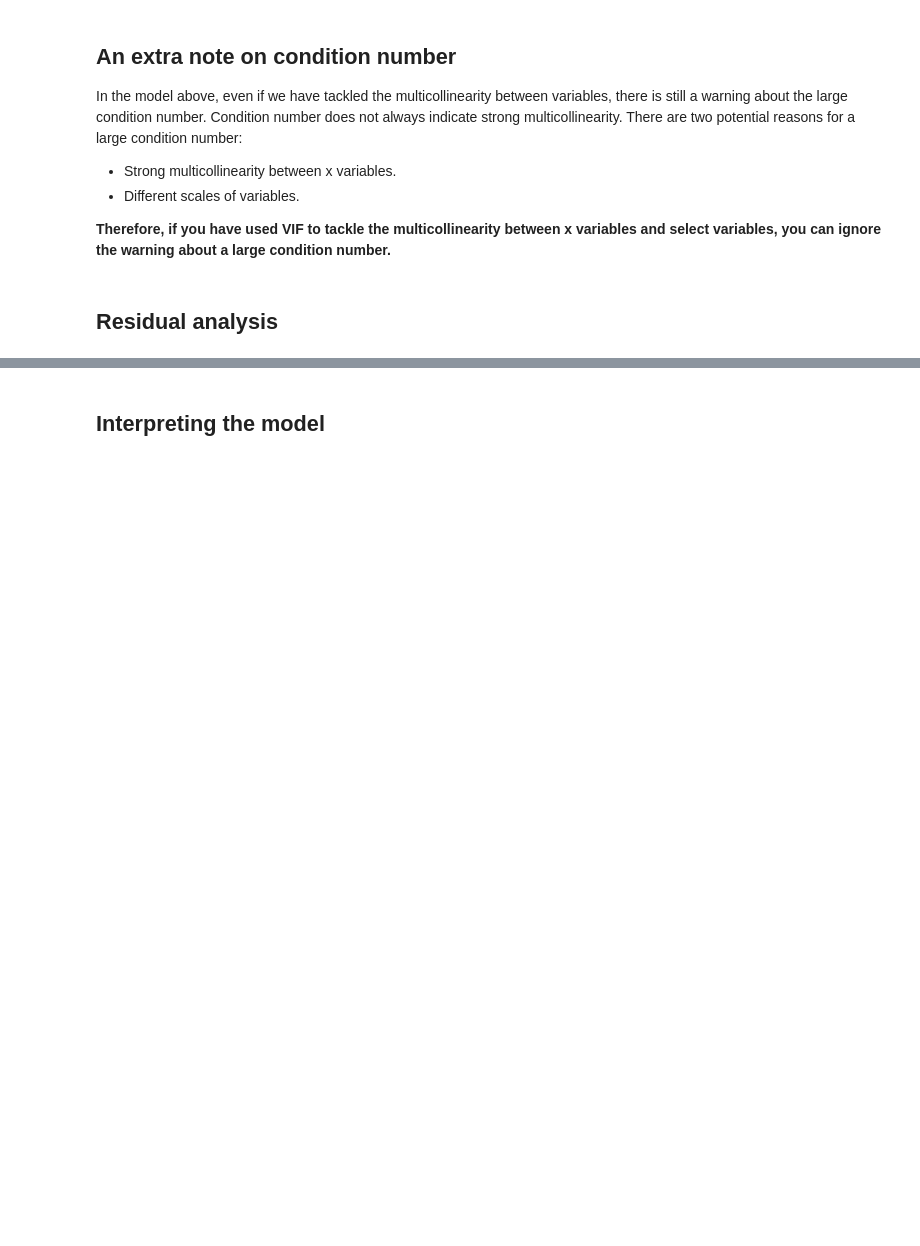
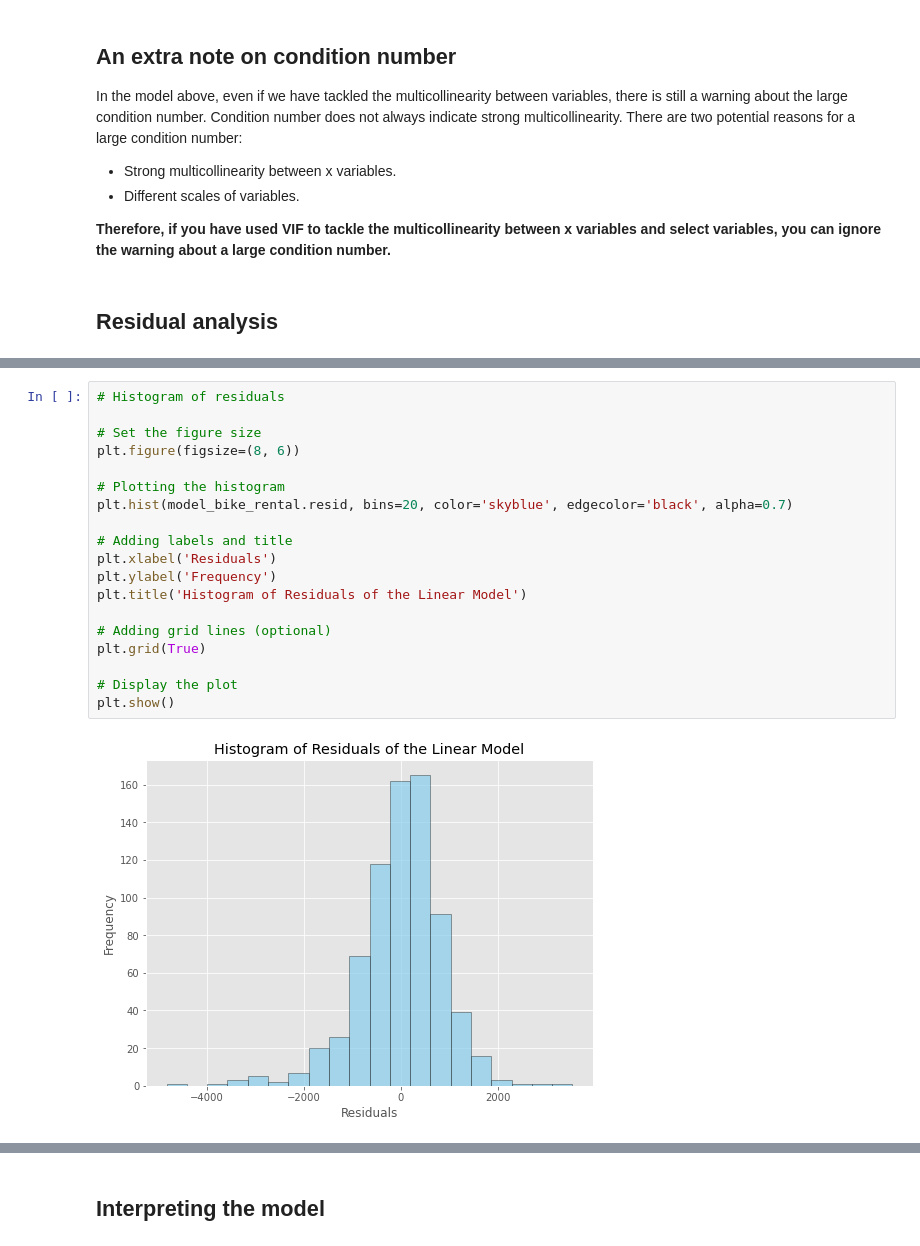
Before and after one commit to huanfachen/QM_2023, a Jupyter notebook: practicals/Practical-04-advanced_regression.ipynb, the cells around one changed output, grey strips where cells are left out. Cells and saved outputs as stored; diff of their text form; blank space fills up the shorter version.

```diff
--- a/practicals/Practical-04-advanced_regression.ipynb
+++ b/practicals/Practical-04-advanced_regression.ipynb
@@ -510,0 +524,21 @@ plt.show()
+# %%
+# Histogram of residuals
+
+# Set the figure size
+plt.figure(figsize=(8, 6))
+
+# Plotting the histogram
+plt.hist(model_bike_rental.resid, bins=20, color='skyblue', edgecolor='black', alpha=0.7)
+
+# Adding labels and title
+plt.xlabel('Residuals')
+plt.ylabel('Frequency')
+plt.title('Histogram of Residuals of the Linear Model')
+
+# Adding grid lines (optional)
+plt.grid(True)
+
+# Display the plot
+plt.show()
+# %% [output]
+[figure, added]
```
Also changed, not shown: parts of 29 cells of this notebook.
